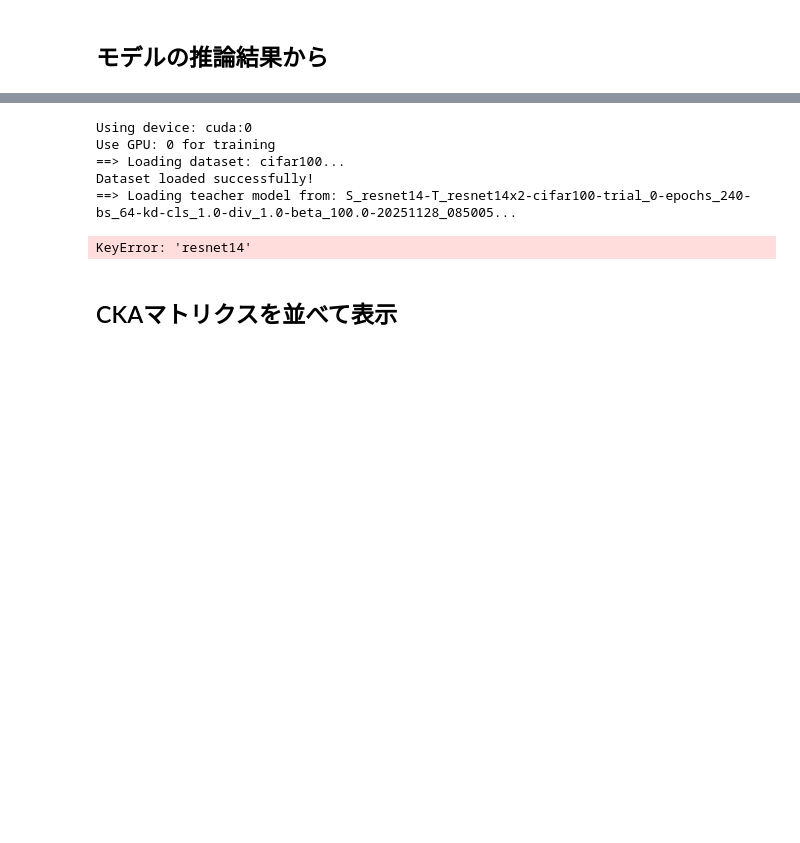
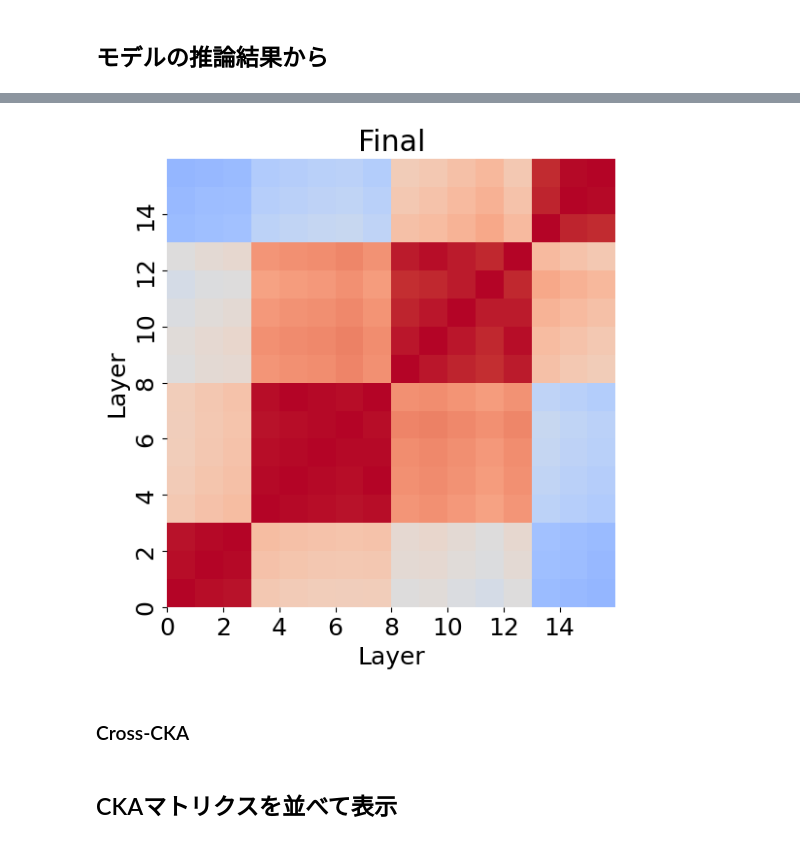
Before and after one commit to Komatsunabok/strkd0928, a Jupyter notebook: visualize/viz_ckaMtrics.ipynb, the cells around one changed output, grey strips where cells are left out. Drawn from its saved outputs; the diff is of its cells as text; code cells hidden in the pictures; blank space fills up the shorter version.

```diff
--- a/visualize/viz_ckaMtrics.ipynb
+++ b/visualize/viz_ckaMtrics.ipynb
@@ -60,6 +60,9 @@ def plot_cka(df, ax=None, cmap="coolwarm", vmin=0, vmax=1, title=None, cbar=Fals
     """
     if ax is None:
         fig, ax = plt.subplots(figsize=figsize)
+    plt.rcParams['font.size'] = 18
+    plt.rcParams['xtick.labelsize'] = 18 # X軸目盛りラベル
+    plt.rcParams['ytick.labelsize'] = 18 # Y軸目盛りラベル
 
     if cbar:
         sns.heatmap(
@@ -109,6 +112,10 @@ def plot_cka(df, ax=None, cmap="coolwarm", vmin=0, vmax=1, title=None, cbar=Fals
     ax.set_aspect("equal")
     if yInvert:
         ax.invert_yaxis()
+
+    # ← ここで回転を強制固定
+    ax.tick_params(axis='x', labelrotation=0)
+    ax.tick_params(axis='y', labelrotation=90)
 
     ax.set_xlabel(xlabel)
     ax.set_ylabel(ylabel)
@@ -223,6 +230,7 @@ def plot_cka_list(
         ncols,
         figsize=(figsize_per_plot[0] * ncols, figsize_per_plot[1] * nrows)
     )
+    plt.rcParams['font.size'] = 18
     axes = axes.flatten() if n > 1 else [axes]
 
     # ---描画---
@@ -449,6 +457,11 @@ def get_feature(dataset, model_name_t, gpu=None, batch_size=64, num_workers=2, t
 
     hooks_t, feature_hook_t = register_hooks(model_t, (nn.BatchNorm2d, nn.Linear))
 
+    # 登録されたフックの名前とインデックスを調べてみてください
+    print("Registered hooks in teacher model:")
+    for idx, name, handle in hooks_t:
+        print(f"Index: {idx}, Name: {name}")
+
     with torch.no_grad():
         inputs, _ = next(iter(train_loader))
         # ここを CPU/GPU 両対応に！
@@ -571,31 +580,10 @@ plt.show()
 # %%
-model_name = "vgg16_bn-cifar100-trial_0-epochs_240-bs_64-20251014_162623"
-model_name = "S_vgg16_bn_half-T_vgg16_bn-cifar100-trial_0-epochs_240-bs_64-kd-cls_1.0-div_1.0-beta_100.0-20251030_224208"
-model_name = "S_vgg16_bn_half-T_vgg16_bn-cifar100-trial_0-epochs_240-bs_64-ckad-cls_1.0-div_1.0-beta_100.0-20251122_231524"
-# model_name = "S_vgg8-T_vgg16_bn-cifar100-trial_0-epochs_240-bs_64-ckad-cls_1.0-div_1.0-beta_100.0-20251123_005808"
-# model_name = "S_vgg8-T_vgg16_bn-cifar100-trial_0-epochs_240-bs_64-kd-cls_1.0-div_1.0-beta_100.0-20251123_020806"
-
-model_name = "resnet14x2-cifar100-trial_0-epochs_240-bs_64-20251128_013110"
-model_name = "S_resnet14-T_resnet14x2-cifar100-trial_0-epochs_240-bs_64-kd-cls_1.0-div_1.0-beta_100.0-20251128_085005"
-# model_name = "S_resnet14-T_resnet14x2-cifar100-trial_0-epochs_240-bs_64-ckad-cls_1.0-div_1.0-beta_100.0-20251128_093142"
-
-feat_list = get_feature('cifar100', model_name,
-                   gpu='0', batch_size=64, num_workers=2, teacher=False)
-# for idx, f in enumerate(feat_list):
-#     print(idx, f.shape)
-#     print(f)
-
 cka_mat = compute_cka_matrix(feat_list)
 layer_names = [f"{i}" for i in range(len(feat_list))]
 
 df = pd.DataFrame(cka_mat, index=layer_names, columns=layer_names)
 
-plot_cka(df, title="Final", xlabel="Layer", ylabel="Layer")
+plot_cka(df, title="Final", xlabel="Layer", ylabel="Layer", figsize=(6, 6))
 plt.show()
 # %% [output]
-Using device: cuda:0
-Use GPU: 0 for training
-==> Loading dataset: cifar100...
-Dataset loaded successfully!
-==> Loading teacher model from: S_resnet14-T_resnet14x2-cifar100-trial_0-epochs_240-bs_64-kd-cls_1.0-div_1.0-beta_100.0-20251128_085005...
-KeyError: 'resnet14'
+[figure, added]
@@ -602,3 +611,5 @@ KeyError: 'resnet14'
+# %% [markdown]
+### Cross-CKA
 # %%
 model_name_t = "vgg16_bn-cifar100-trial_0-epochs_240-bs_64-20251014_162623"
 # model_name = "S_vgg16_bn_half-T_vgg16_bn-cifar100-trial_0-epochs_240-bs_64-kd-cls_1.0-div_1.0-beta_100.0-20251030_224208"
```
Also changed, not shown: parts of 9 cells of this notebook, 4 other files.
